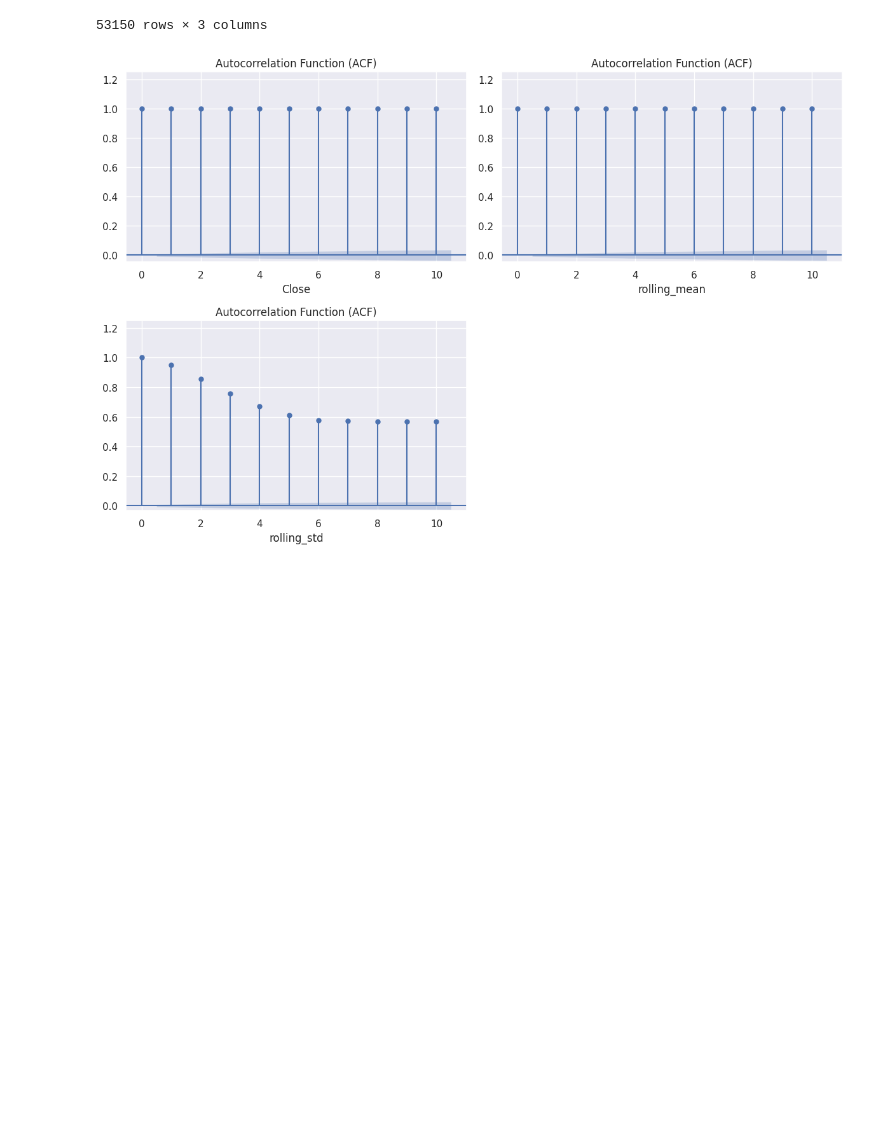
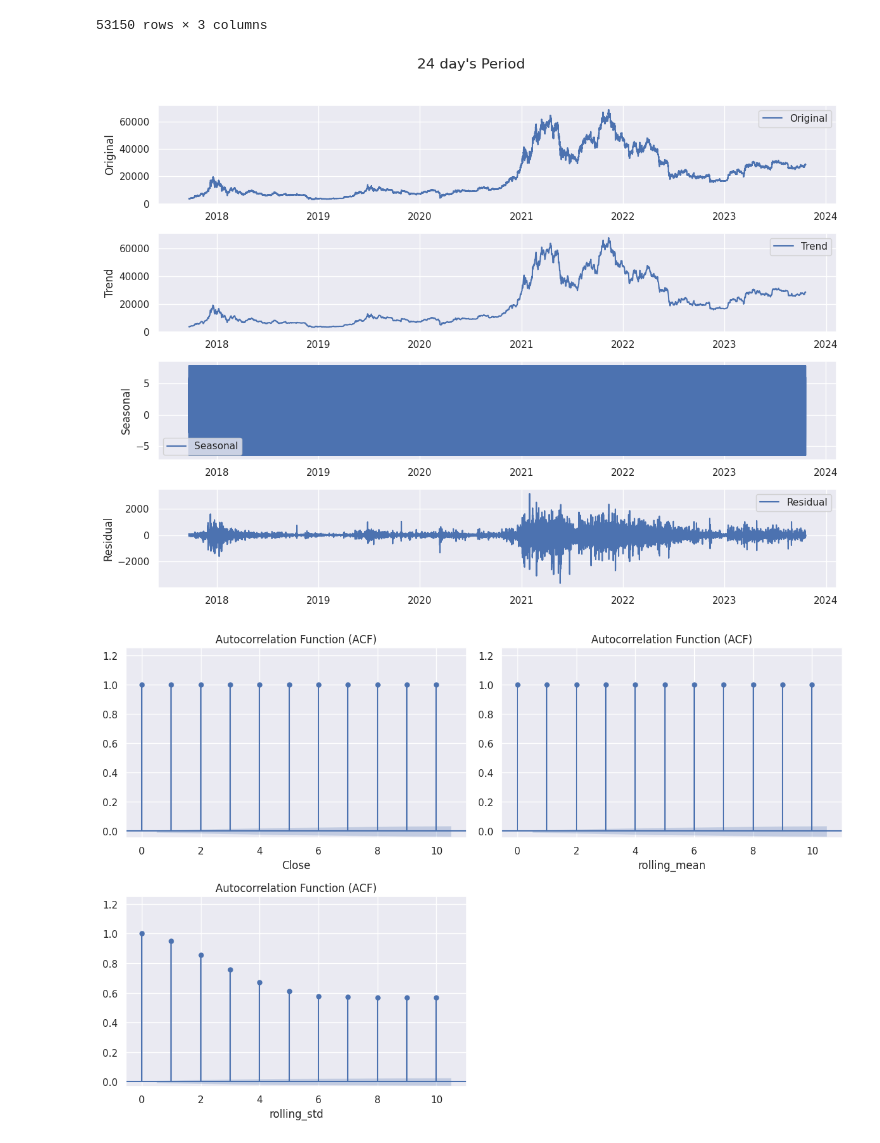
Before and after one commit to hendrimardani/timeseries_seq2seqlstm_custom_model, a Jupyter notebook: TimeSeries_Seq2SeqLSTM_Custom_Model.ipynb, the cells around one changed output. Drawn from its saved outputs; the diff is of its cells as text; code cells hidden in the pictures; blank space fills up the shorter version.

Commit message:
Kaggle Notebook | TimeSeries_Seq2SeqLSTM_Custom_Model | Version 1

```diff
--- a/TimeSeries_Seq2SeqLSTM_Custom_Model.ipynb
+++ b/TimeSeries_Seq2SeqLSTM_Custom_Model.ipynb
@@ -213,6 +209,30 @@ df
 | 2023-10-19 22:00:00 | 28649.65 | 28647.728571 | 68.270272 |
 | 2023-10-19 23:00:00 | 28713.71 | 28661.114286 | 71.058624 |
 53150 rows × 3 columns
+# %%
+# Visualisasi dekomposisi time series seperti trend, musiman, dan residual
+decomposition = seasonal_decompose(df['Close'], period=HORIZON, model='additive')
+
+components = {
+    'Original': df['Close'],
+    'Trend': decomposition.trend,
+    'Seasonal': decomposition.seasonal,
+    'Residual': decomposition.resid
+}
+
+plt.figure(figsize=(12, 9))
+plt.suptitle(f"{HORIZON} day's Period", fontsize=16)
+
+for i, (title, series) in enumerate(components.items(), start=1):
+    plt.subplot(4, 1, i)
+    plt.plot(df.index, series, label=title)
+    plt.legend(loc='best')
+    plt.ylabel(title)
+
+plt.tight_layout(rect=[0, 0, 1, 0.96])
+plt.show()
+# %% [output]
+[figure, added]
 # %%
 # Visualisasi dekomposisi data ACF
 plt.figure(figsize=(12, 8))
```
Also changed, not shown: parts of 2 cells of this notebook.
